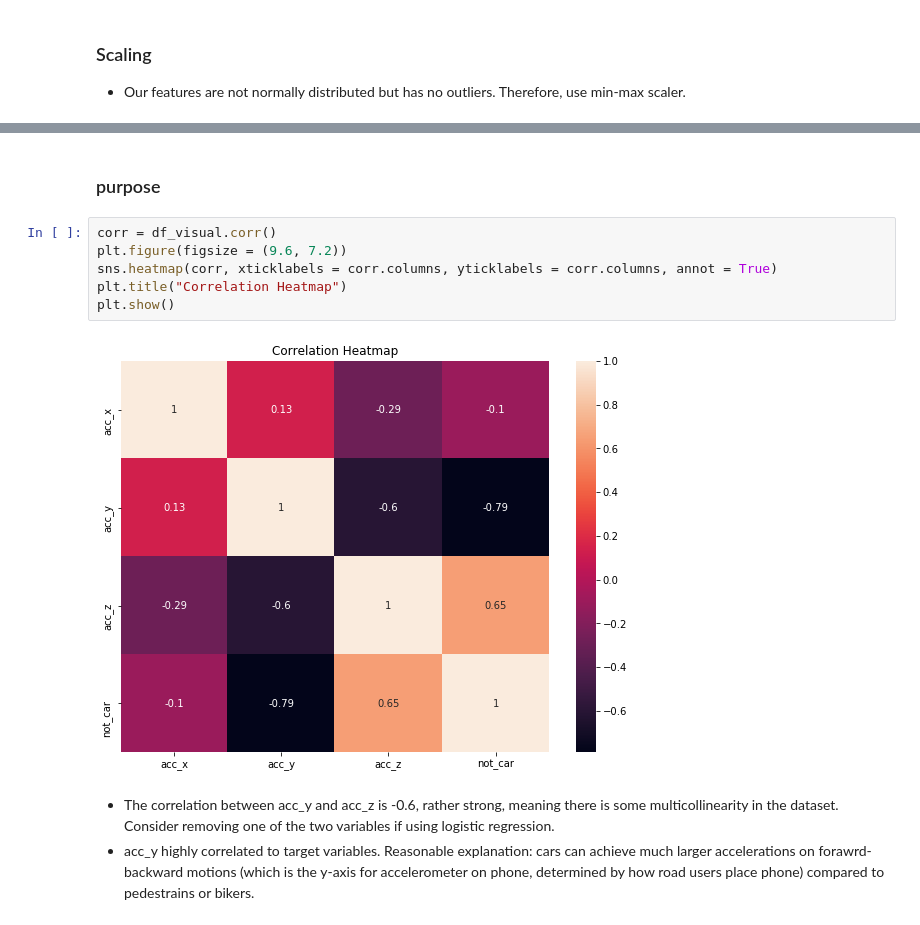
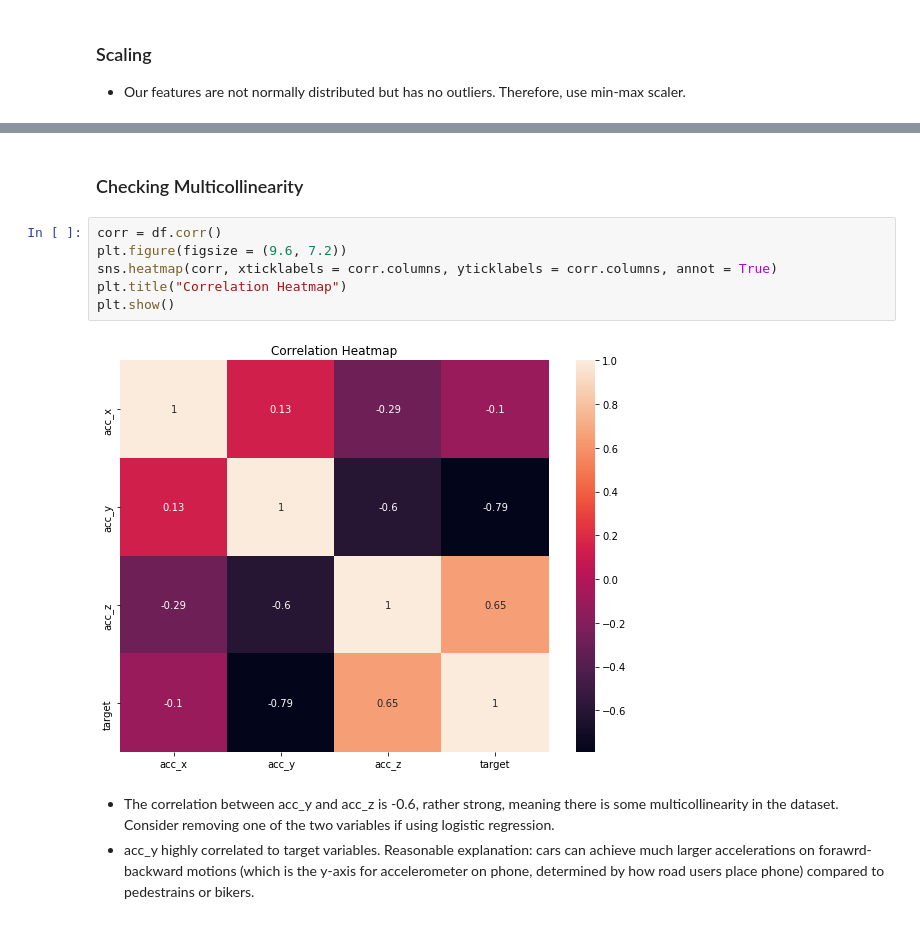
Before and after one commit to Kpeng511/Road-User-Classification, a Jupyter notebook: analysis.ipynb, the cells around one changed output, grey strips where cells are left out. Drawn from its saved outputs; the diff is of its cells as text.

```diff
--- a/analysis.ipynb
+++ b/analysis.ipynb
@@ -240,13 +231,13 @@ df_visual.head(3)
-# %% [markdown]
-### purpose
+# %% [markdown]
+### Checking Multicollinearity
 # %%
-corr = df_visual.corr()
+corr = df.corr()
 plt.figure(figsize = (9.6, 7.2))
 sns.heatmap(corr, xticklabels = corr.columns, yticklabels = corr.columns, annot = True)
 plt.title("Correlation Heatmap")
 plt.show()
 # %% [output]
-[figure, old version]
+[figure, new version]
 # %% [markdown]
 - The correlation between acc_y and acc_z is -0.6, rather strong, meaning there is some multicollinearity in the dataset. Consider removing one of the two variables if using logistic regression.
 - acc_y highly correlated to target variables. Reasonable explanation: cars can achieve much larger accelerations on forawrd-backward motions (which is the y-axis for accelerometer on phone, determined by how road users place phone) compared to pedestrains or bikers.
```
Also changed, not shown: parts of 33 cells of this notebook.
